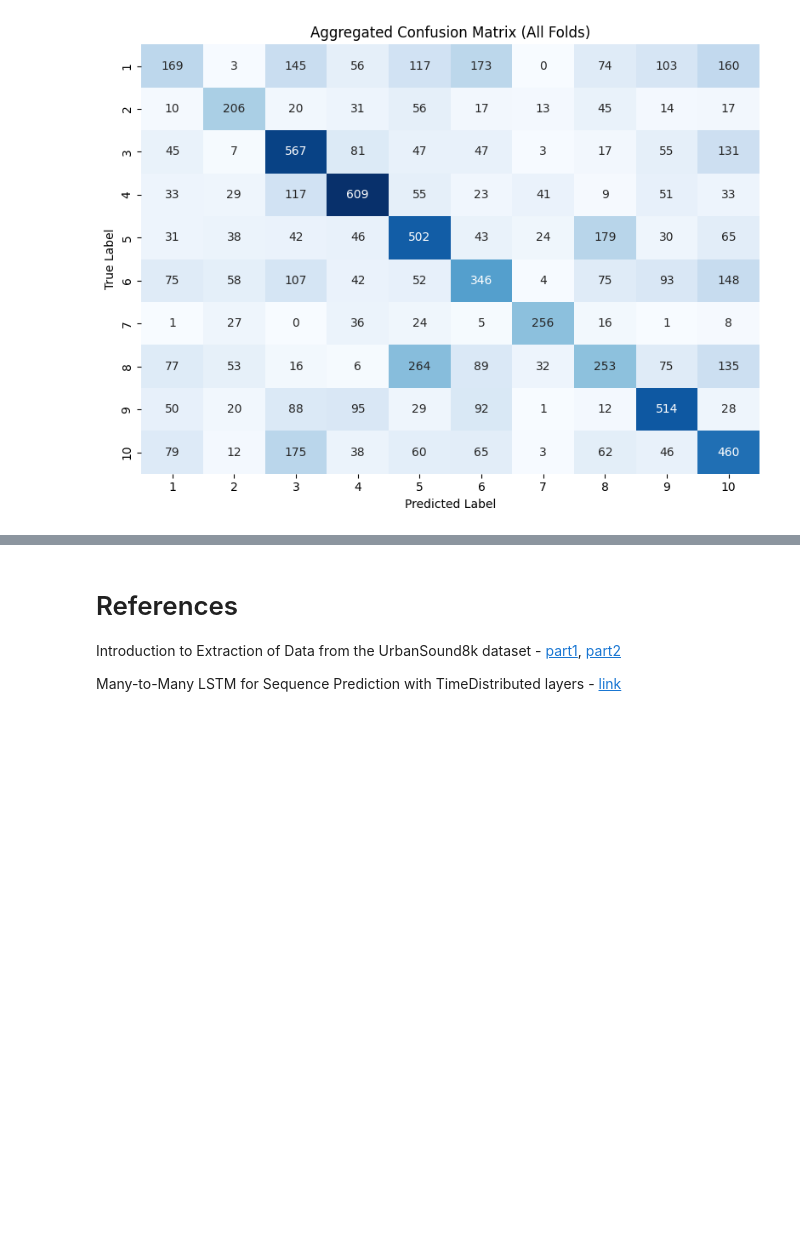
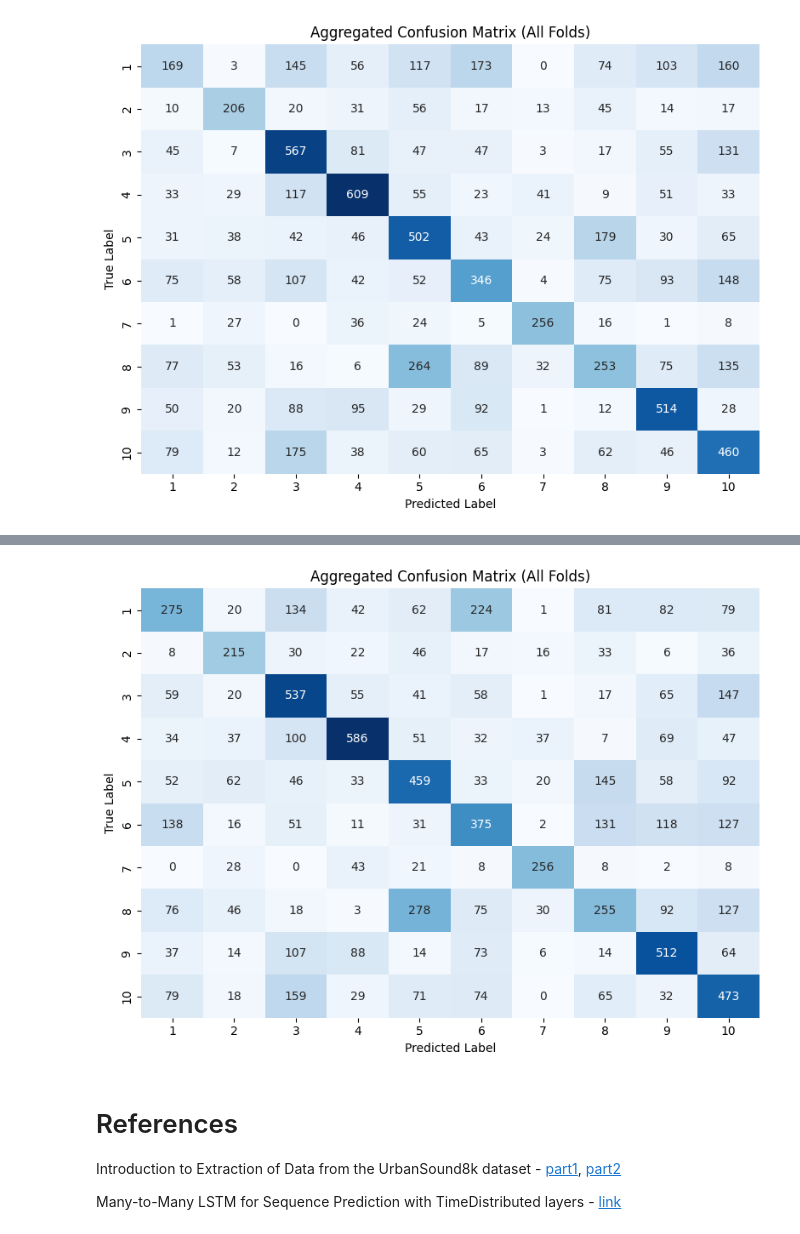
Before and after one commit to pmgfernandes04/Urban-Sounds-Classification, a Jupyter notebook: rnn.ipynb, the cells around one changed output, grey strips where cells are left out. Drawn from its saved outputs; the diff is of its cells as text; code cells hidden in the pictures; blank space fills up the shorter version.

```diff
--- a/rnn.ipynb
+++ b/rnn.ipynb
@@ -751,0 +809,4 @@ plot_aggregated_confusion_matrix(confusion_matrix_list,class_labels)
+# %%
+confusion_matrix_list = results[6]
+
+predictions_list, true_y_list = results[7:9]
@@ -752,3 +832,7 @@ plot_aggregated_confusion_matrix(confusion_matrix_list,class_labels)
+# %%
+plot_aggregated_confusion_matrix(confusion_matrix_list,class_labels)
+# %% [output]
+[figure, added]
 # %% [markdown]
 # References
 
```
Also changed, not shown: parts of 9 cells of this notebook, 1 other file.
